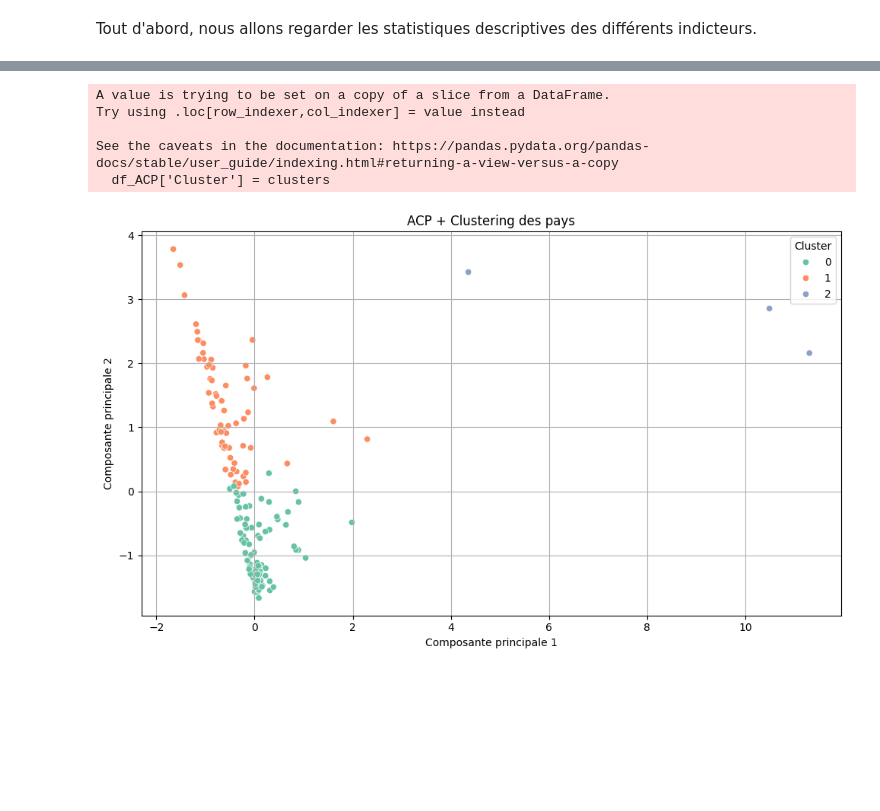
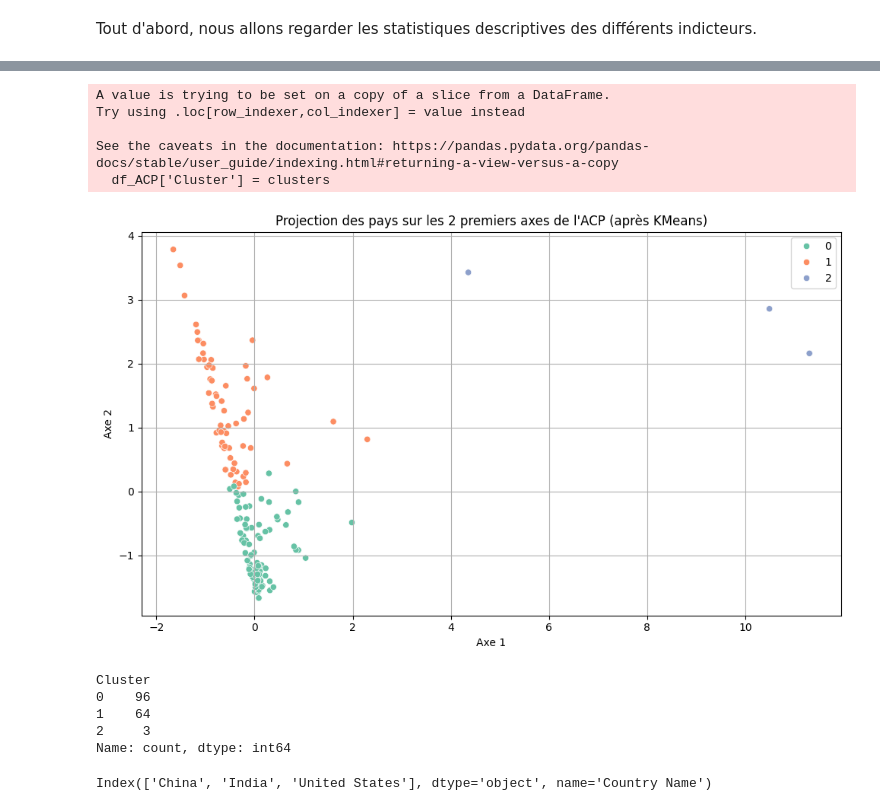
Before and after one commit to R0mNavarr0/Analysez-des-donnees-de-systemes-educatifs, a Jupyter notebook: EDA_academy.ipynb, the cells around one changed output, grey strips where cells are left out. Saved outputs shown, nothing was run; the diff lists cells and outputs as text; code cells hidden in the pictures; blank space fills up the shorter version.

```diff
--- a/EDA_academy.ipynb
+++ b/EDA_academy.ipynb
@@ -734,3 +736,12 @@ memory usage: 19.2+ KB
+# %%
+dict_chg_nom_var = {'GDP per capita, PPP (constant 2011 international $)':'PIB par habitant ($)',
+                    'Internet users (per 100 people)' : 'Part des personnes connectées à Internet (%)',
+                    'Enrolment in secondary general, both sexes (number)' : 'Effectifs enseignement secondaire',
+                    'Enrolment in tertiary education, all programmes, both sexes (number)' : 'Effectifs enseignement supérieur',
+                    'Theoretical duration of secondary education (years)' : 'Durée de l\'enseignement secondaire'
+                    }
+
+df_indicateur_pays = df_indicateur_pays.rename(columns=dict_chg_nom_var)
 # %% [markdown]
 ### Analyse descriptive
 # %% [markdown]
@@ -816,23 +846,36 @@ plt.show()
 # %%
 kmeans = KMeans(n_clusters=3, random_state=42)
+
 clusters = kmeans.fit_predict(X_pca)
+
+df_ACP['Cluster'] = clusters
+# %% [output]
+A value is trying to be set on a copy of a slice from a DataFrame.
+Try using .loc[row_indexer,col_indexer] = value instead
+
+See the caveats in the documentation: https://pandas.pydata.org/pandas-docs/stable/user_guide/indexing.html#returning-a-view-versus-a-copy
+  df_ACP['Cluster'] = clusters
-# %%
-df_ACP['Cluster'] = clusters
-# %% [output]
-A value is trying to be set on a copy of a slice from a DataFrame.
-Try using .loc[row_indexer,col_indexer] = value instead
-
-See the caveats in the documentation: https://pandas.pydata.org/pandas-docs/stable/user_guide/indexing.html#returning-a-view-versus-a-copy
-  df_ACP['Cluster'] = clusters
 # %%
 plt.figure(figsize=(10, 6))
 sns.scatterplot(x=X_pca[:, 0], y=X_pca[:, 1], hue=clusters, palette='Set2')
-plt.xlabel('Composante principale 1')
-plt.ylabel('Composante principale 2')
-plt.title('ACP + Clustering des pays')
-plt.legend(title='Cluster')
+plt.xlabel('Axe 1')
+plt.ylabel('Axe 2')
+plt.title('Projection des pays sur les 2 premiers axes de l\'ACP (après KMeans)')
+plt.legend()
 plt.grid(True)
 plt.tight_layout()
 plt.show()
 # %% [output]
-[figure, old version]
+[figure, new version]
+# %%
+df_ACP['Cluster'].value_counts()
+# %% [output]
+Cluster
+0    96
+1    64
+2     3
+Name: count, dtype: int64
+# %%
+df_ACP[df_ACP['Cluster']==2].index
+# %% [output]
+Index(['China', 'India', 'United States'], dtype='object', name='Country Name')
```
Also changed, not shown: parts of 43 cells of this notebook.
